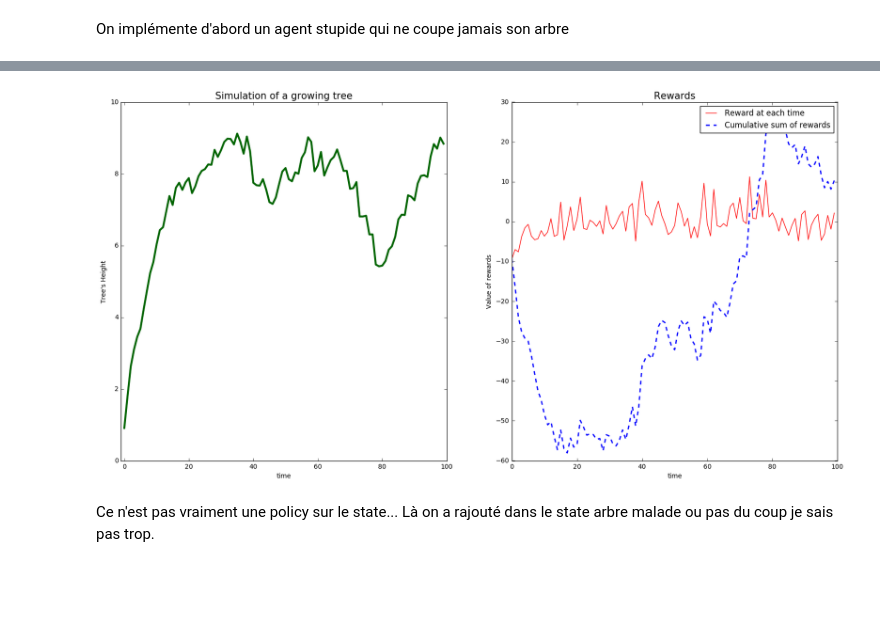
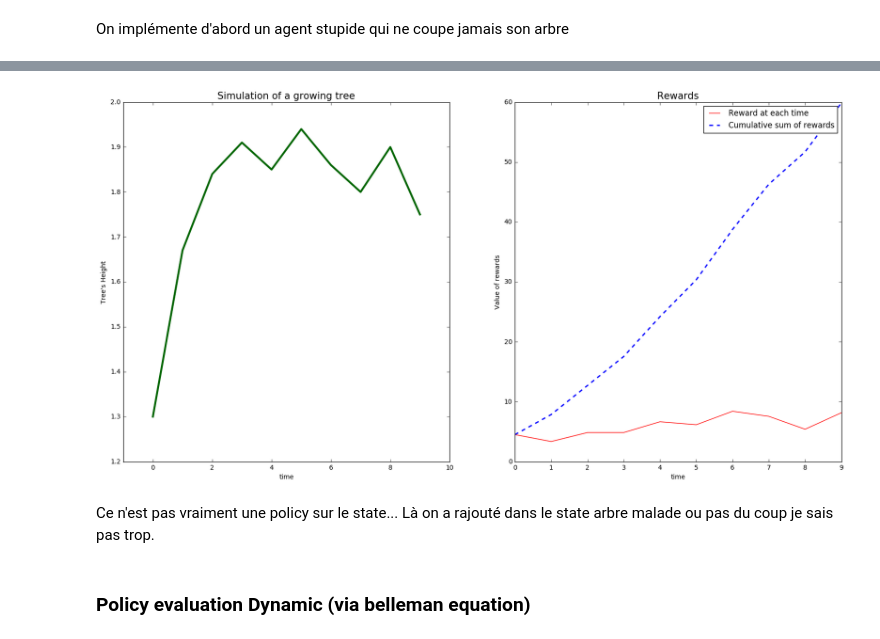
Before and after one commit to bigtdu53/tp1_reinforcment, a Jupyter notebook: tp1_reiforcment.ipynb, the cells around one changed output, grey strips where cells are left out. Cells and saved outputs as stored; diff of their text form; code cells hidden in the pictures; blank space fills up the shorter version.

```diff
--- a/tp1_reiforcment.ipynb
+++ b/tp1_reiforcment.ipynb
@@ -203,7 +174,7 @@ class Tree:
 # %% [markdown]
 ### Simulation MDP tree
 # %%
-t=Tree(initSize=0,H=100)
+t=Tree(initSize=1,H=100)
 actions=[0,0,0,0,0,0,1,0,0,0,1,0,0,0,0,0,0,1,0,0,0,0,0,0,0,0,0,0,0,0,0,0,0,0,0,0,0,0,0,0,0,0,0,0,0,1,1,1,0,0,0,0]
-rewards,treeSizes,treeHealth=t.tree_MDP(actions)
+rewards,treeSizes=t.tree_MDP(actions)
 # %%
@@ -285,5 +229,5 @@ Forcément le mec perd du pognon, on va définir un autre agent qui coupe dès q
 # %%
-class CuttingAgent(Agent):
+class AbsurdAgent(Agent):
 
     def __init__(self,rewardAmount=0):
         Agent.__init__(self,rewardAmount)
@@ -300,19 +244,8 @@ class CuttingAgent(Agent):
             ,H=tree.Hmax
             ,valueUnitOfWood=tree.valueUnitOfWood)
 
-            for i in range(nIter):
-
-                if t.state=='sick':
-                    res=t.tree_MDP([1])
-                    #print(res)
-                    rewards[i,run]=res[0]
-                    treeSizes[i,run]=res[1]
-
-                else:
-                    res=t.tree_MDP([0])
-                    #print(res)
-                    rewards[i,run]=res[0]
-                    treeSizes[i,run]=res[1]
+            actions=list(np.random.randint(2,size=nIter))
+            rewards[:,run],treeSizes[:,run]=t.tree_MDP(actions)
 
             rewardAmounts.append(np.sum(rewards[:,run]))
 
@@ -364,6 +312,6 @@ for run in range(nbRuns):
 # %%
-t=Tree(initSize=0,H=100)
-cutA=CuttingAgent()
-cutA.plot_policy(nIter=100,nbRuns=100,tree=t)
+t=Tree(initSize=1,H=100)
+absA=AbsurdAgent()
+absA.plot_policy(nIter=10,nbRuns=100,tree=t)
 # %% [output]
-[figure, old version]
+[figure, new version]
@@ -370,2 +320,4 @@ cutA.plot_policy(nIter=100,nbRuns=100,tree=t)
 # %% [markdown]
 Ce n'est pas vraiment une policy sur le state... Là on a rajouté dans le state arbre malade ou pas du coup je sais pas trop.
+# %% [markdown]
+### Policy evaluation Dynamic (via belleman equation)
```
Also changed, not shown: parts of 13 cells of this notebook.
